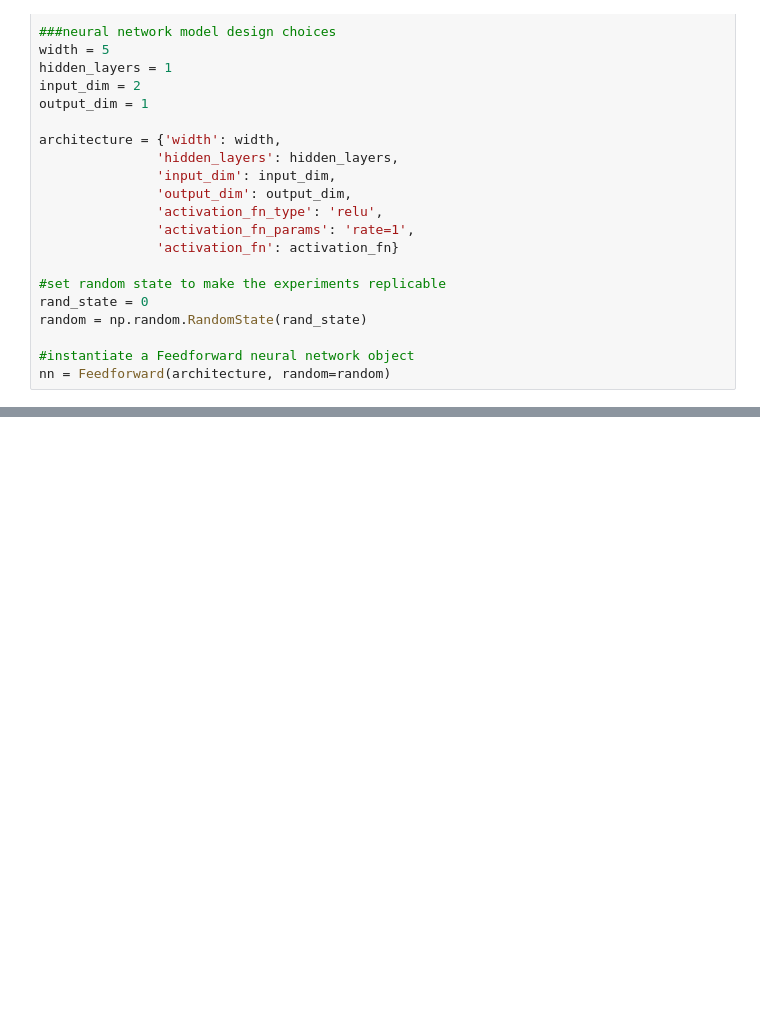
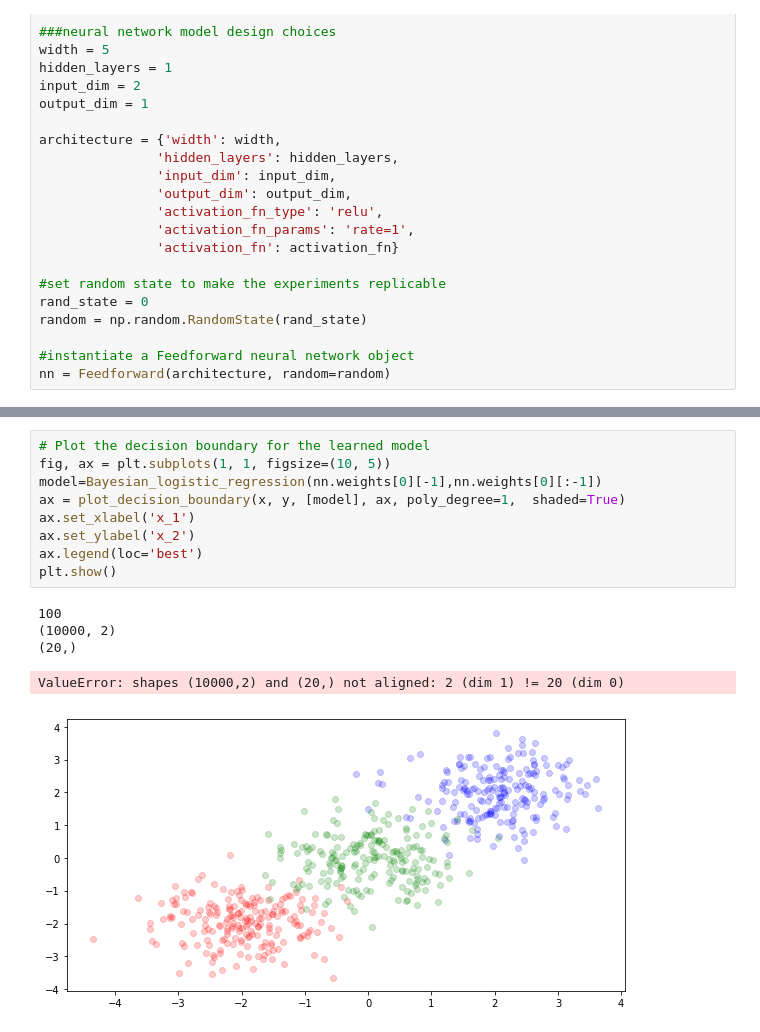
Before and after one commit to DavidAssaraf106/NLM, a Jupyter notebook: Experiments/Test.ipynb, the cells around one changed output, grey strips where cells are left out. Drawn from its saved outputs; the diff is of its cells as text; blank space fills up the shorter version.

```diff
--- a/Experiments/Test.ipynb
+++ b/Experiments/Test.ipynb
@@ -173,0 +269,15 @@ print(q[0])
+# %%
+# Plot the decision boundary for the learned model
+fig, ax = plt.subplots(1, 1, figsize=(10, 5))
+model=Bayesian_logistic_regression(nn.weights[0][-1],nn.weights[0][:-1])
+ax = plot_decision_boundary(x, y, [model], ax, poly_degree=1,  shaded=True)
+ax.set_xlabel('x_1')
+ax.set_ylabel('x_2')
+ax.legend(loc='best')
+plt.show()
+# %% [output]
+100
+(10000, 2)
+(20,)
+ValueError: shapes (10000,2) and (20,) not aligned: 2 (dim 1) != 20 (dim 0)
+[figure, added]
```
Also changed, not shown: parts of 7 cells of this notebook, 1 other file.
